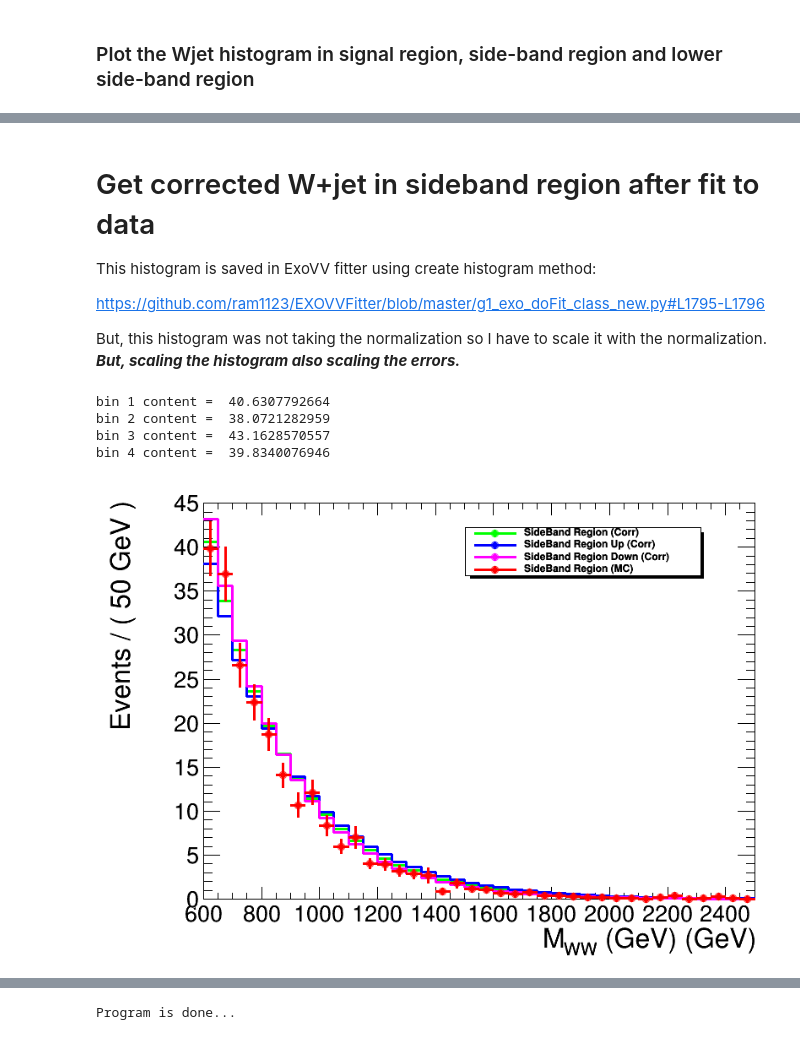
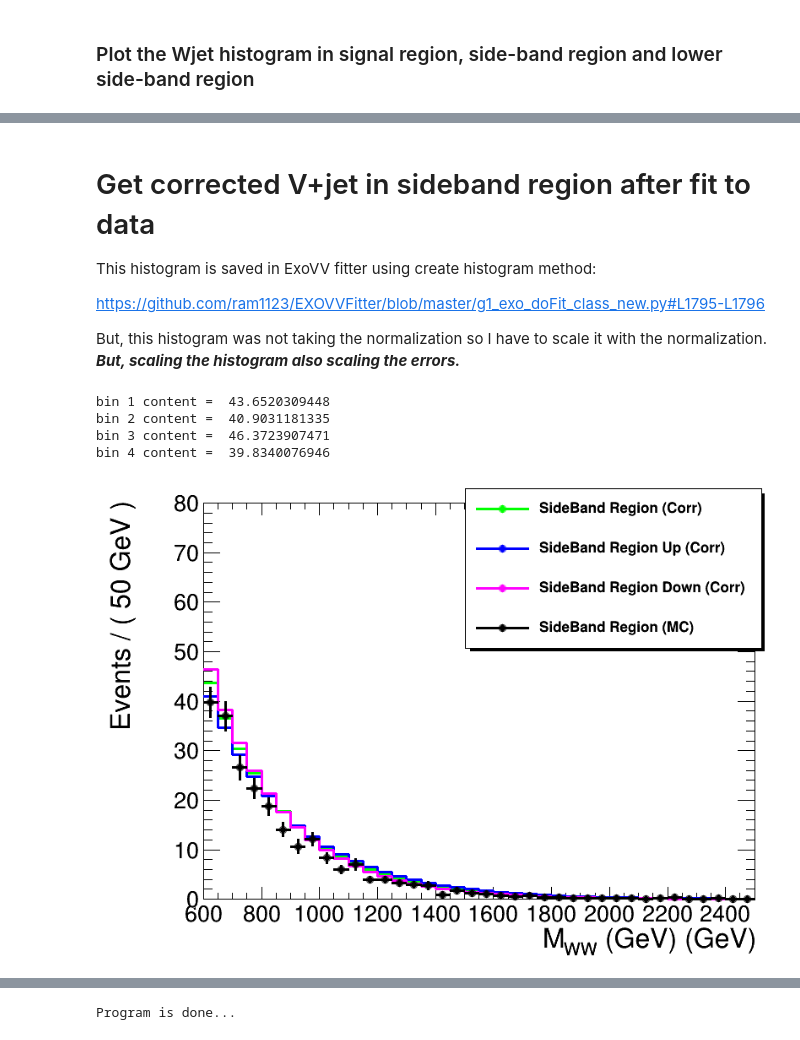
Before and after one commit to ram1123/EXOVVFitter, a Jupyter notebook: Wjet_StatisticalUncertanity_Data.ipynb, the cells around one changed output, grey strips where cells are left out. Drawn from its saved outputs; the diff is of its cells as text; code cells hidden in the pictures.

Commit message:
Updated.. as per new ntuples

```diff
--- a/Wjet_StatisticalUncertanity_Data.ipynb
+++ b/Wjet_StatisticalUncertanity_Data.ipynb
@@ -172,5 +186,5 @@ Print alpha values in each bin:
 # %% [markdown]
-# Get corrected W+jet in sideband region after fit to data
+# Get corrected V+jet in sideband region after fit to data
 
 This histogram is saved in ExoVV fitter using create histogram method:
 
@@ -178,14 +192,15 @@ https://github.com/ram1123/EXOVVFitter/blob/master/g1_exo_doFit_class_new.py#L17
 
 But, this histogram was not taking the normalization so I have to scale it with the normalization. ***But, scaling the histogram also scaling the errors.***
 # %%
-leg.Clear()
+leg = r.TLegend(0.55,0.98,.99,0.65)
+
 c1.Clear()
 c1.SetLogy(0)
 #Wjet_file = r.TFile.Open("WWTree_CleanedCode_Isolated_NaNFixed_Btag30GeV_2018_03_16_00h13_BothLSBUSB/wjetmodel_Ex__WJets0_xww__sb_lo_Exp_auto.root")
 #Wjet_file = r.TFile.Open("WWTree_CleanedCode_Isolated_NaNFixed_Btag30GeV_2018_04_14_13h49_BothLSBUSB/wjetmodel_Ex__WJets0_xww__sb_lo_Exp_auto.root")
-Wjet_file = r.TFile.Open("WWTree_CleanedCode_Isolated_NaNFixed_Btag30GeV_2018_03_16_00h13_BothLSBUSB_UpDownVarWjet/wjetmodel_Ex__WJets0_xww__sb_lo_Exp_auto.root")
-Wjet_file_Up = r.TFile.Open("WWTree_CleanedCode_Isolated_NaNFixed_Btag30GeV_2018_03_16_00h13_BothLSBUSB_UpDownVarWjet/wjetmodel_Ex__WJets0_xww__sb_lo_Exp_auto_Up.root")
-Wjet_file_Down = r.TFile.Open("WWTree_CleanedCode_Isolated_NaNFixed_Btag30GeV_2018_03_16_00h13_BothLSBUSB_UpDownVarWjet/wjetmodel_Ex__WJets0_xww__sb_lo_Exp_auto_Down.root")
+Wjet_file = r.TFile.Open("WWTree_CommonNtuple_For1and2Lepton_2018_04_06_09h22_BothLSBUSB_UpDownVarWjet_WV/wjetmodel_Ex__WJets0_xww__sb_lo_Exp_auto.root")
+Wjet_file_Up = r.TFile.Open("WWTree_CommonNtuple_For1and2Lepton_2018_04_06_09h22_BothLSBUSB_UpDownVarWjet_WV/wjetmodel_Ex__WJets0_xww__sb_lo_Exp_auto_Up.root")
+Wjet_file_Down = r.TFile.Open("WWTree_CommonNtuple_For1and2Lepton_2018_04_06_09h22_BothLSBUSB_UpDownVarWjet_WV/wjetmodel_Ex__WJets0_xww__sb_lo_Exp_auto_Down.root")
 
 
 Wjet_hist = r.TH1F()
@@ -193,50 +208,50 @@ Wjet_hist_Up = r.TH1F()
 Wjet_hist_Down = r.TH1F()
 
 Wjet_hist = Wjet_file.Get("rrv_mass_lvj__rrv_mass_lvj")
-Wjet_hist.Scale(245.97)
+Wjet_hist.Scale(264.26)
 Wjet_hist.SetMarkerColor(3)
 Wjet_hist.SetLineColor(3)
 Wjet_hist.SetLineWidth(3)
 Wjet_hist.SetMarkerSize(1)
-Wjet_hist.SetMaximum(45.0)
+Wjet_hist.SetMaximum(80.0)
 Wjet_hist.Draw("hist")
 
 Wjet_hist_Up = Wjet_file_Up.Get("rrv_mass_lvj__rrv_mass_lvj")
-Wjet_hist_Up.Scale(245.97)
+Wjet_hist_Up.Scale(264.26)
 Wjet_hist_Up.SetMarkerColor(4)
 Wjet_hist_Up.SetLineColor(4)
 Wjet_hist_Up.SetLineWidth(3)
 Wjet_hist_Up.SetMarkerSize(1)
 Wjet_hist_Up.Draw("hist same")
 
 Wjet_hist_Down = Wjet_file_Down.Get("rrv_mass_lvj__rrv_mass_lvj")
-Wjet_hist_Down.Scale(245.97)
+Wjet_hist_Down.Scale(264.26)
 Wjet_hist_Down.SetMarkerColor(6)
 Wjet_hist_Down.SetLineColor(6)
 Wjet_hist_Down.SetLineWidth(3)
 Wjet_hist_Down.SetMarkerSize(1)
 Wjet_hist_Down.Draw("hist same")
 
-hSideBand.Draw("same")
+hSideBand_38bin.Draw("same")
 
 leg.AddEntry(Wjet_hist,"SideBand Region (Corr)")
 leg.AddEntry(Wjet_hist_Up,"SideBand Region Up (Corr)")
 leg.AddEntry(Wjet_hist_Down,"SideBand Region Down (Corr)")
-leg.AddEntry(hSideBand,"SideBand Region (MC)")
+leg.AddEntry(hSideBand_38bin,"SideBand Region (MC)")
 
 leg.Draw()
 c1.Draw()
 
 print "bin 1 content = ",Wjet_hist.GetBinContent(1)
 print "bin 2 content = ",Wjet_hist_Up.GetBinContent(1)
 print "bin 3 content = ",Wjet_hist_Down.GetBinContent(1)
-print "bin 4 content = ",hSideBand.GetBinContent(1)
+print "bin 4 content = ",hSideBand_38bin.GetBinContent(1)
 # %% [output]
-bin 1 content =  40.6307792664
-bin 2 content =  38.0721282959
-bin 3 content =  43.1628570557
+bin 1 content =  43.6520309448
+bin 2 content =  40.9031181335
+bin 3 content =  46.3723907471
 bin 4 content =  39.8340076946
-[figure, old version]
+[figure, new version]
 # %%
 c1.SetLogy(1)
 c1.Draw()
```
Also changed, not shown: parts of 12 cells of this notebook, 7 other files.
